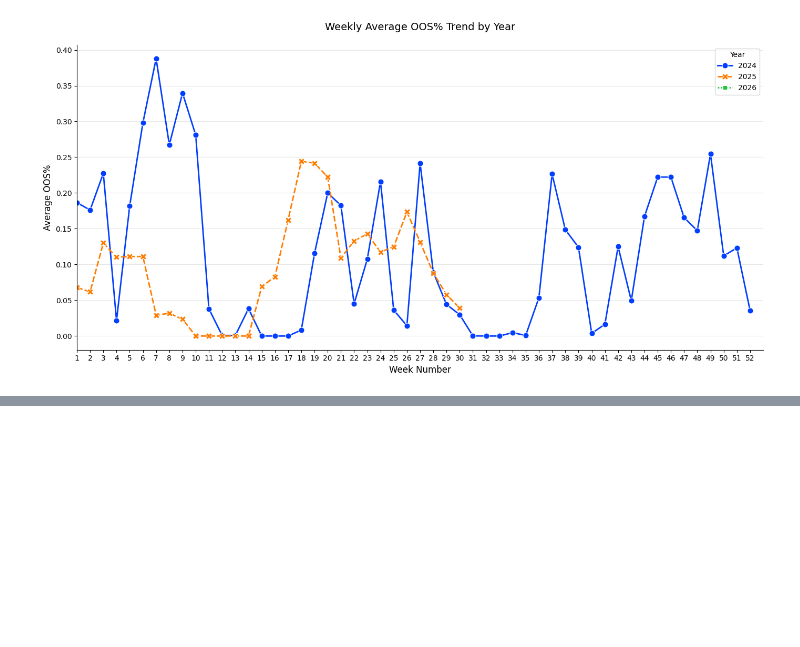
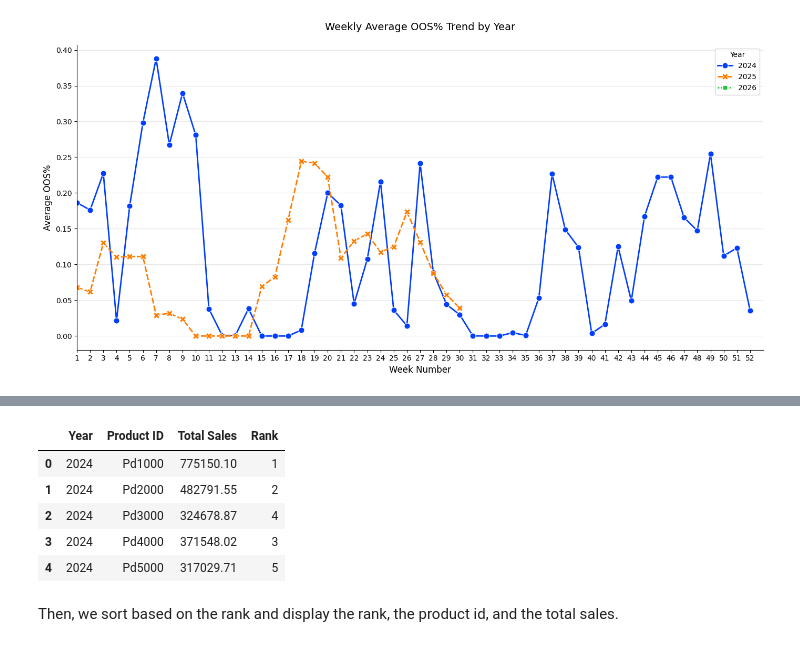
Before and after one commit to kseniyapiven/eCom, a Jupyter notebook: notebooks/analysis.ipynb, the cells around one changed output, grey strips where cells are left out. Drawn from its saved outputs; the diff is of its cells as text; code cells hidden in the pictures; blank space fills up the shorter version.

Commit message:
added products ranking

```diff
--- a/notebooks/analysis.ipynb
+++ b/notebooks/analysis.ipynb
@@ -202,0 +208,17 @@ plt.show()
+# %%
+
+product_sales = analysis_df.groupby(['Year', 'Product ID'])['Total Sales'].sum().reset_index()
+
+product_sales['Rank'] = product_sales.groupby('Year')['Total Sales'] \
+                                   .rank(ascending=False, method='min').astype(int)
+
+product_sales.head()
+# %% [output]
+|  | Year | Product ID | Total Sales | Rank |
+| 0 | 2024 | Pd1000 | 775150.10 | 1 |
+| 1 | 2024 | Pd2000 | 482791.55 | 2 |
+| 2 | 2024 | Pd3000 | 324678.87 | 4 |
+| 3 | 2024 | Pd4000 | 371548.02 | 3 |
+| 4 | 2024 | Pd5000 | 317029.71 | 5 |
+# %% [markdown]
+Then, we sort based on the rank and display the rank, the product id, and the total sales.
```
Also changed, not shown: parts of 6 cells of this notebook.
